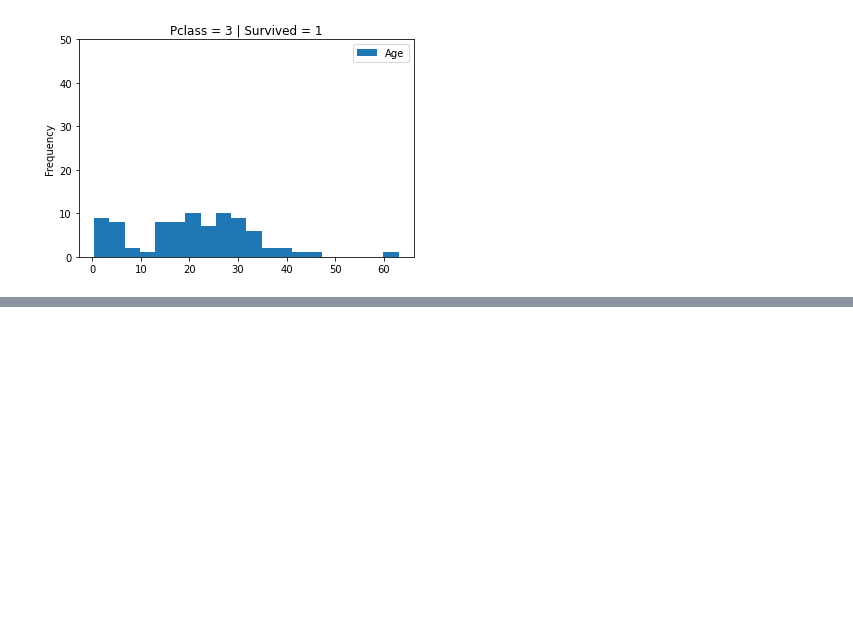
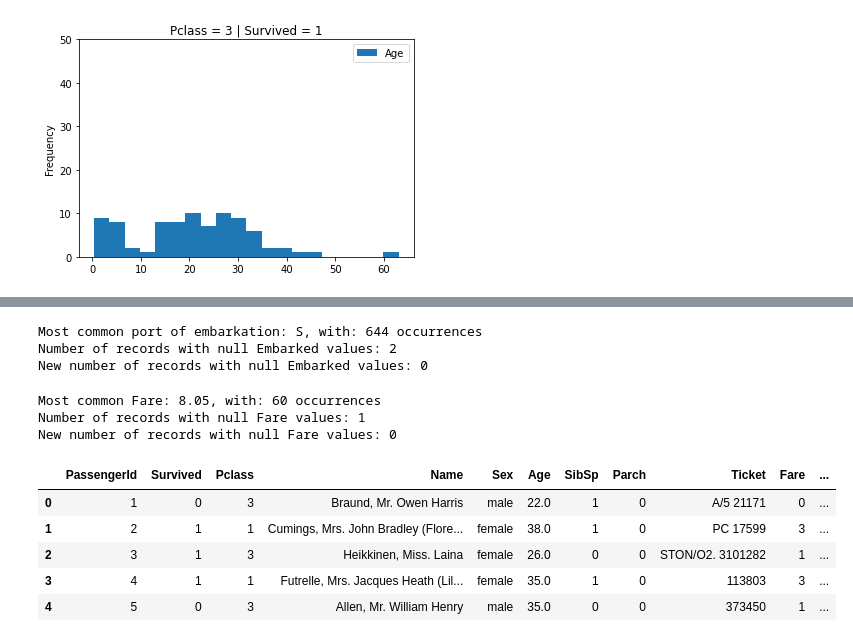
Before and after one commit to lumalav/CAP5610, a Jupyter notebook: HW1/HW1.ipynb, the cells around one changed output, grey strips where cells are left out. Saved outputs shown, nothing was run; the diff lists cells and outputs as text; code cells hidden in the pictures; blank space fills up the shorter version.

```diff
--- a/HW1/HW1.ipynb
+++ b/HW1/HW1.ipynb
@@ -112,0 +226,41 @@ for g, group in data.groupby(['Embarked', 'Survived']):
+# %%
+#Q18
+import pandas as pd
+data = pd.read_csv('Titanic/train.csv')
+embarked = data.pivot_table(index=['Embarked'], aggfunc ='size').to_frame().sort_values([0], ascending=False).iloc[0]
+
+print('Most common port of embarkation: ' + embarked.name + ', with: ' + str(embarked.values[0]) + ' occurrences')
+print('Number of records with null Embarked values: ' + str(len(data.loc[data['Embarked'].isnull()])))
+data.loc[data['Embarked'].isnull()] = embarked.name
+print('New number of records with null Embarked values: ' + str(len(data.loc[data['Embarked'].isnull()])))
+# %% [output]
+Most common port of embarkation: S, with: 644 occurrences
+Number of records with null Embarked values: 2
+New number of records with null Embarked values: 0
+# %%
+#Q19
+import pandas as pd
+data = pd.read_csv('Titanic/test.csv')
+fare = data.pivot_table(index=['Fare'], aggfunc ='size').to_frame().sort_values([0], ascending=False).iloc[0]
+
+print('Most common Fare: ' + str(fare.name) + ', with: ' + str(fare.values[0]) + ' occurrences')
+print('Number of records with null Fare values: ' + str(len(data.loc[data['Fare'].isnull()])))
+data.loc[data['Fare'].isnull()] = fare.name
+print('New number of records with null Fare values: ' + str(len(data.loc[data['Fare'].isnull()])))
+# %% [output]
+Most common Fare: 8.05, with: 60 occurrences
+Number of records with null Fare values: 1
+New number of records with null Fare values: 0
+# %%
+#Q20
+import pandas as pd
+data = pd.read_csv('Titanic/train.csv')
+data['Fare'] = pd.cut(data['Fare'], bins=[-0.001,7.91,14.454,31.0,512.329], labels=[0,1,2,3])
+data.head()
+# %% [output]
+|  | PassengerId | Survived | Pclass | Name | Sex | Age | SibSp | Parch | Ticket | Fare | ... |
+| 0 | 1 | 0 | 3 | Braund, Mr. Owen Harris | male | 22.0 | 1 | 0 | A/5 21171 | 0 | ... |
+| 1 | 2 | 1 | 1 | Cumings, Mrs. John Bradley (Flore... | female | 38.0 | 1 | 0 | PC 17599 | 3 | ... |
+| 2 | 3 | 1 | 3 | Heikkinen, Miss. Laina | female | 26.0 | 0 | 0 | STON/O2. 3101282 | 1 | ... |
+| 3 | 4 | 1 | 1 | Futrelle, Mrs. Jacques Heath (Lil... | female | 35.0 | 1 | 0 | 113803 | 3 | ... |
+| 4 | 5 | 0 | 3 | Allen, Mr. William Henry | male | 35.0 | 0 | 0 | 373450 | 1 | ... |
```
Also changed, not shown: parts of 9 cells of this notebook.
